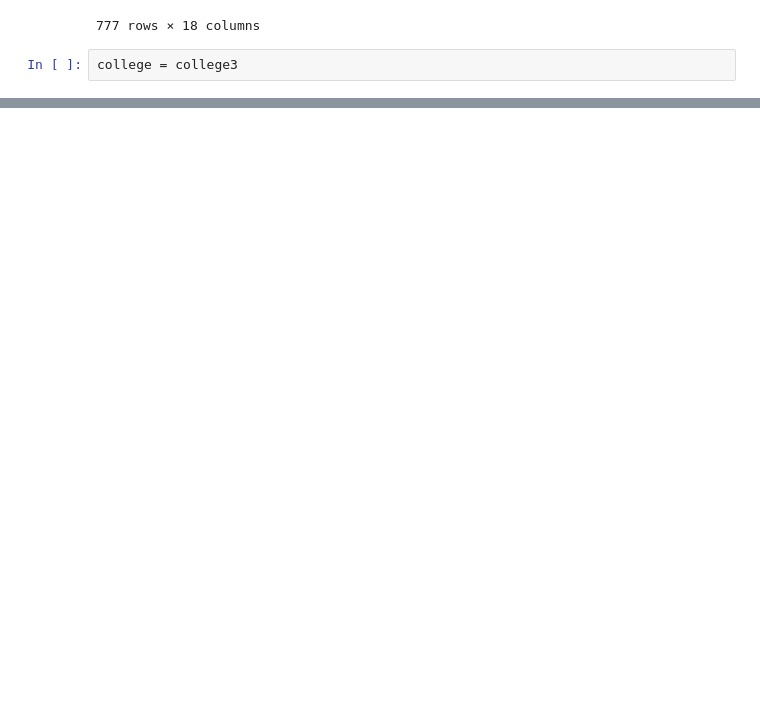
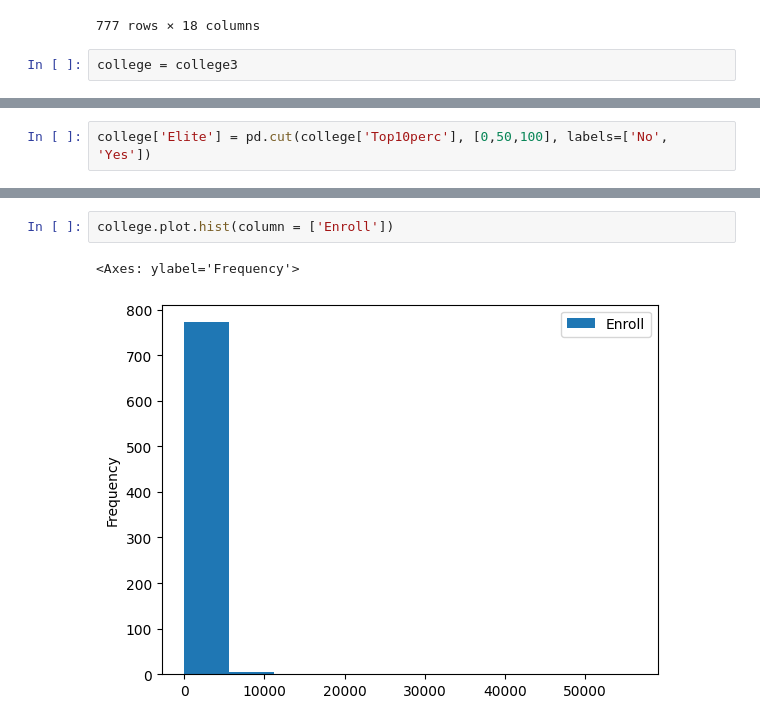
Before and after one commit to yxu148/ISLP_labs, a Jupyter notebook: homework/chapt2/question8.ipynb, the cells around one changed output, grey strips where cells are left out. Cells and saved outputs as stored; diff of their text form; blank space fills up the shorter version.

```diff
--- a/homework/chapt2/question8.ipynb
+++ b/homework/chapt2/question8.ipynb
@@ -37,0 +72,2 @@ college.describe()
+# %%
+college['Elite'] = pd.cut(college['Top10perc'], [0,50,100], labels=['No', 'Yes'])
@@ -37,0 +94,5 @@ college.describe()
+# %%
+college.plot.hist(column = ['Enroll'])
+# %% [output]
+<Axes: ylabel='Frequency'>
+[figure, added]
```
Also changed, not shown: parts of 7 cells of this notebook, 2 other files.
